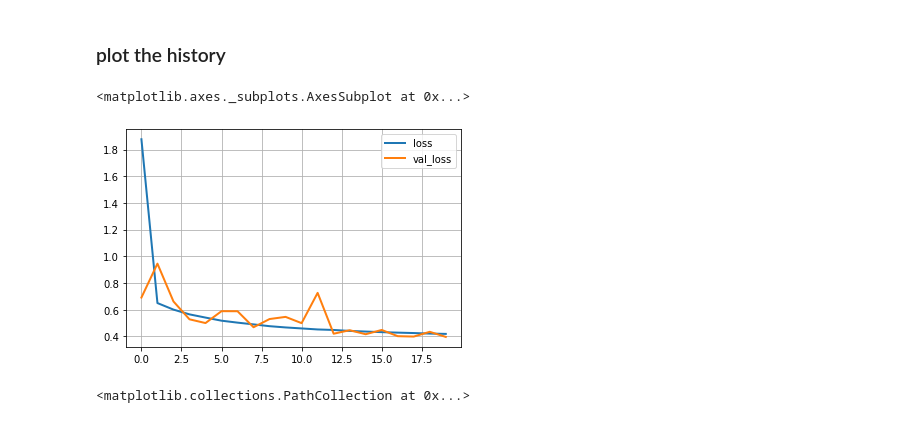
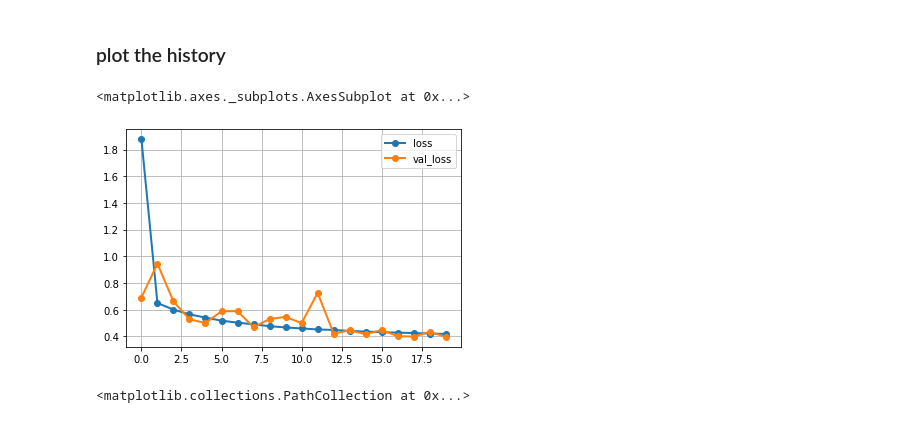
Before and after one commit to nicolasfauchereau/DL4SEAS, a Jupyter notebook: wide_and_deep/notebooks/wide_and_deep_example.ipynb, the cells around one changed output. Saved outputs shown, nothing was run; the diff lists cells and outputs as text; code cells hidden in the pictures.

```diff
--- a/wide_and_deep/notebooks/wide_and_deep_example.ipynb
+++ b/wide_and_deep/notebooks/wide_and_deep_example.ipynb
@@ -218,10 +218,10 @@ mse_test = model.evaluate(X_test, y_test)
 # %% [markdown]
 ### plot the history
 # %%
-pd.DataFrame(history.history).plot(grid=True, lw=2)
+pd.DataFrame(history.history).plot(grid=True, lw=2, marker='o')
 # %% [output]
 <matplotlib.axes._subplots.AxesSubplot at 0x...>
-[figure, old version]
+[figure, new version]
 # %%
 y_hat = model.predict(X_test)
 # %%
```
Also changed, not shown: parts of 10 cells of this notebook.
